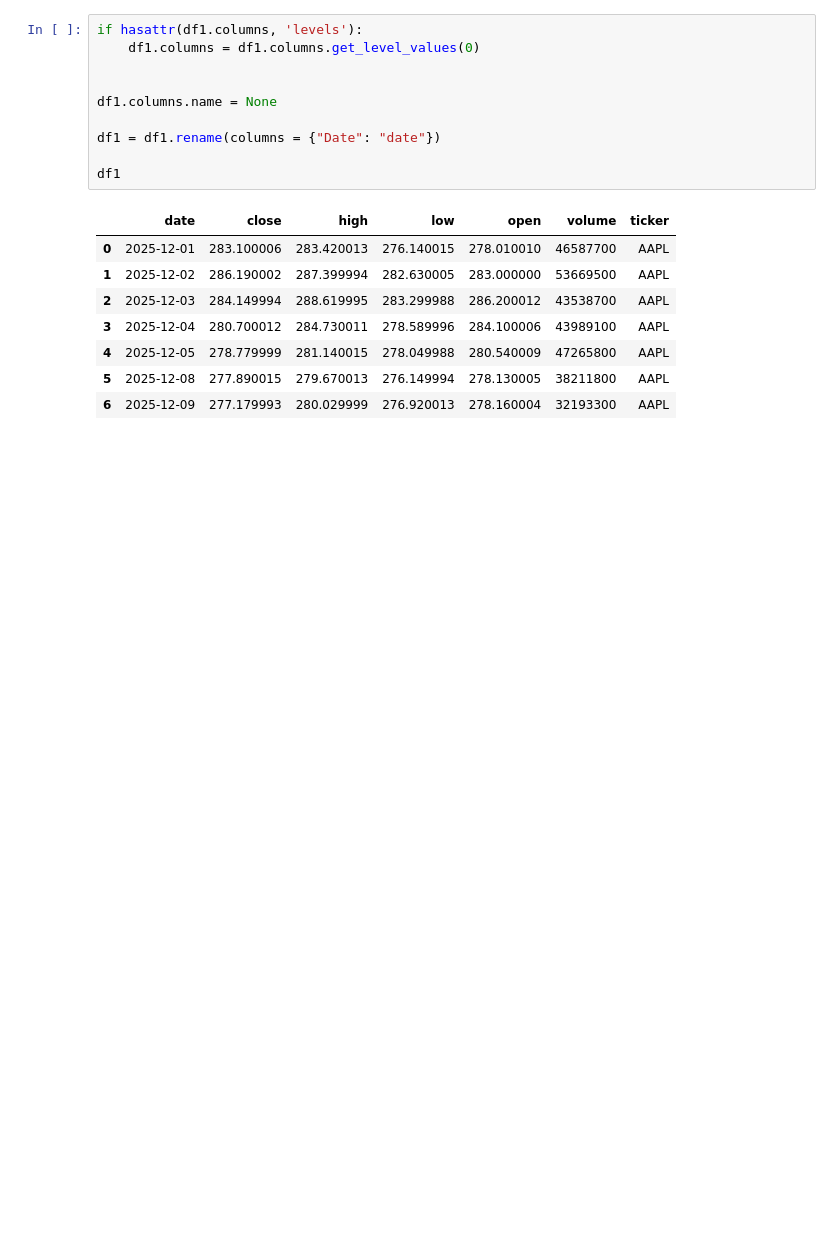
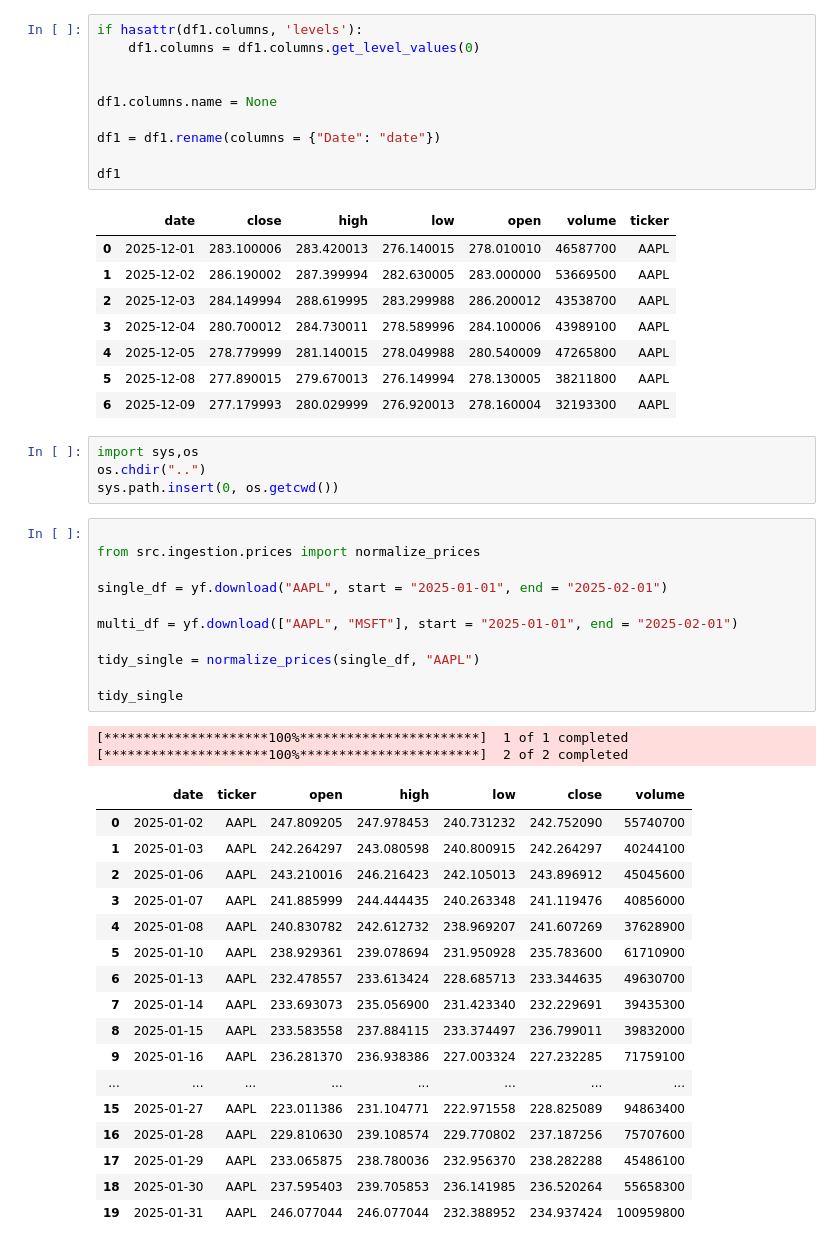
Before and after one commit to JulianGut2/Finance_ML, a Jupyter notebook: Finance Project/notebooks/yfinance_exploration.ipynb, the cells around one changed output. Cells and saved outputs as stored; diff of their text form; blank space fills up the shorter version.

```diff
--- a/Finance Project/notebooks/yfinance_exploration.ipynb
+++ b/Finance Project/notebooks/yfinance_exploration.ipynb
@@ -229,3 +233,38 @@ df1
 | 4 | 2025-12-05 | 278.779999 | 281.140015 | 278.049988 | 280.540009 | 47265800 | AAPL |
 | 5 | 2025-12-08 | 277.890015 | 279.670013 | 276.149994 | 278.130005 | 38211800 | AAPL |
 | 6 | 2025-12-09 | 277.179993 | 280.029999 | 276.920013 | 278.160004 | 32193300 | AAPL |
+# %%
+import sys,os
+os.chdir("..")
+sys.path.insert(0, os.getcwd())
+# %%
+
+from src.ingestion.prices import normalize_prices
+
+single_df = yf.download("AAPL", start = "2025-01-01", end = "2025-02-01")
+
+multi_df = yf.download(["AAPL", "MSFT"], start = "2025-01-01", end = "2025-02-01")
+
+tidy_single = normalize_prices(single_df, "AAPL")
+
+tidy_single
+# %% [output]
+[*********************100%***********************]  1 of 1 completed
+[*********************100%***********************]  2 of 2 completed
+|  | date | ticker | open | high | low | close | volume |
+| 0 | 2025-01-02 | AAPL | 247.809205 | 247.978453 | 240.731232 | 242.752090 | 55740700 |
+| 1 | 2025-01-03 | AAPL | 242.264297 | 243.080598 | 240.800915 | 242.264297 | 40244100 |
+| 2 | 2025-01-06 | AAPL | 243.210016 | 246.216423 | 242.105013 | 243.896912 | 45045600 |
+| 3 | 2025-01-07 | AAPL | 241.885999 | 244.444435 | 240.263348 | 241.119476 | 40856000 |
+| 4 | 2025-01-08 | AAPL | 240.830782 | 242.612732 | 238.969207 | 241.607269 | 37628900 |
+| 5 | 2025-01-10 | AAPL | 238.929361 | 239.078694 | 231.950928 | 235.783600 | 61710900 |
+| 6 | 2025-01-13 | AAPL | 232.478557 | 233.613424 | 228.685713 | 233.344635 | 49630700 |
+| 7 | 2025-01-14 | AAPL | 233.693073 | 235.056900 | 231.423340 | 232.229691 | 39435300 |
+| 8 | 2025-01-15 | AAPL | 233.583558 | 237.884115 | 233.374497 | 236.799011 | 39832000 |
+| 9 | 2025-01-16 | AAPL | 236.281370 | 236.938386 | 227.003324 | 227.232285 | 71759100 |
+| ... | ... | ... | ... | ... | ... | ... | ... |
+| 15 | 2025-01-27 | AAPL | 223.011386 | 231.104771 | 222.971558 | 228.825089 | 94863400 |
+| 16 | 2025-01-28 | AAPL | 229.810630 | 239.108574 | 229.770802 | 237.187256 | 75707600 |
+| 17 | 2025-01-29 | AAPL | 233.065875 | 238.780036 | 232.956370 | 238.282288 | 45486100 |
+| 18 | 2025-01-30 | AAPL | 237.595403 | 239.705853 | 236.141985 | 236.520264 | 55658300 |
+| 19 | 2025-01-31 | AAPL | 246.077044 | 246.077044 | 232.388952 | 234.937424 | 100959800 |
```
Also changed, not shown: parts of 2 cells of this notebook, 3 other files.
